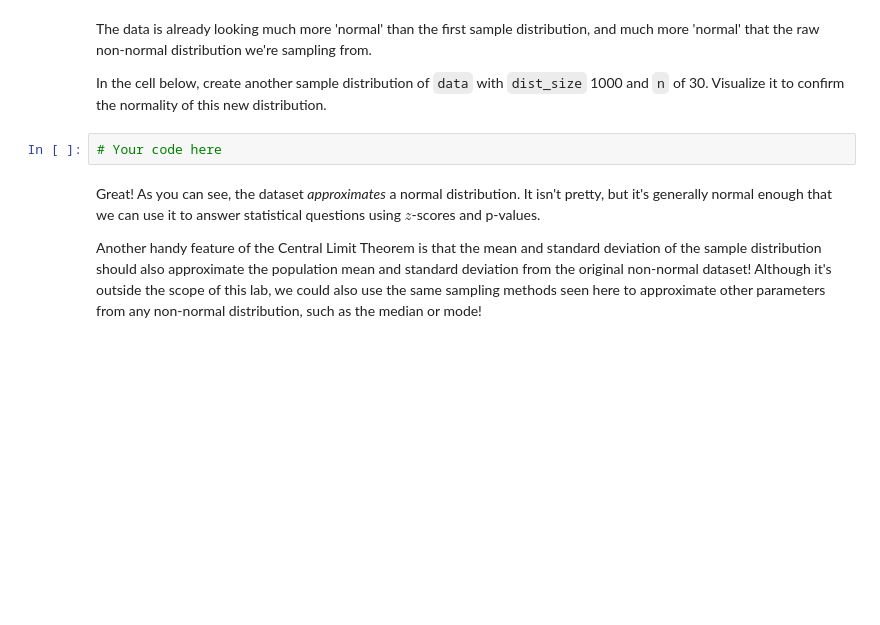
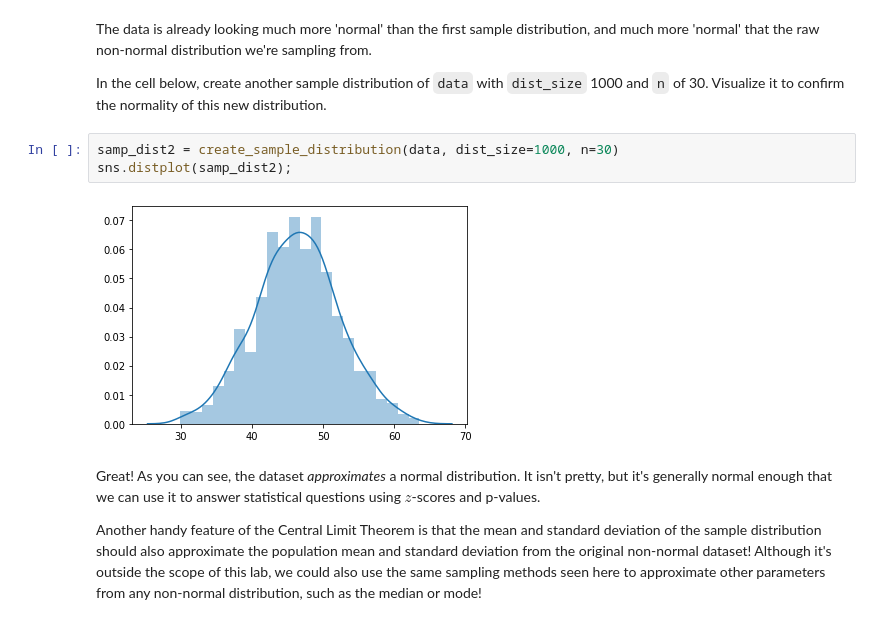
Before and after one commit to adcm2292/dsc-central-limit-theorem-lab, a Jupyter notebook: index.ipynb, the cells around one changed output. Saved outputs shown, nothing was run; the diff lists cells and outputs as text; blank space fills up the shorter version.

```diff
--- a/index.ipynb
+++ b/index.ipynb
@@ -128,8 +134,11 @@ Now, let's increase the `dist_size` to 30, and `n` to 10.  Create another visual
 The data is already looking much more 'normal' than the first sample distribution, and much more 'normal' that the raw non-normal distribution we're sampling from.
 
 In the cell below, create another sample distribution of `data` with `dist_size` 1000 and `n` of 30.  Visualize it to confirm the normality of this new distribution.
-# %%
-# Your code here
+# %%
+samp_dist2 = create_sample_distribution(data, dist_size=1000, n=30)
+sns.distplot(samp_dist2);
+# %% [output]
+[figure, added]
 # %% [markdown]
 Great! As you can see, the dataset _approximates_ a normal distribution. It isn't pretty, but it's generally normal enough that we can use it to answer statistical questions using $z$-scores and p-values.
 
```
Also changed, not shown: parts of 5 cells of this notebook.
